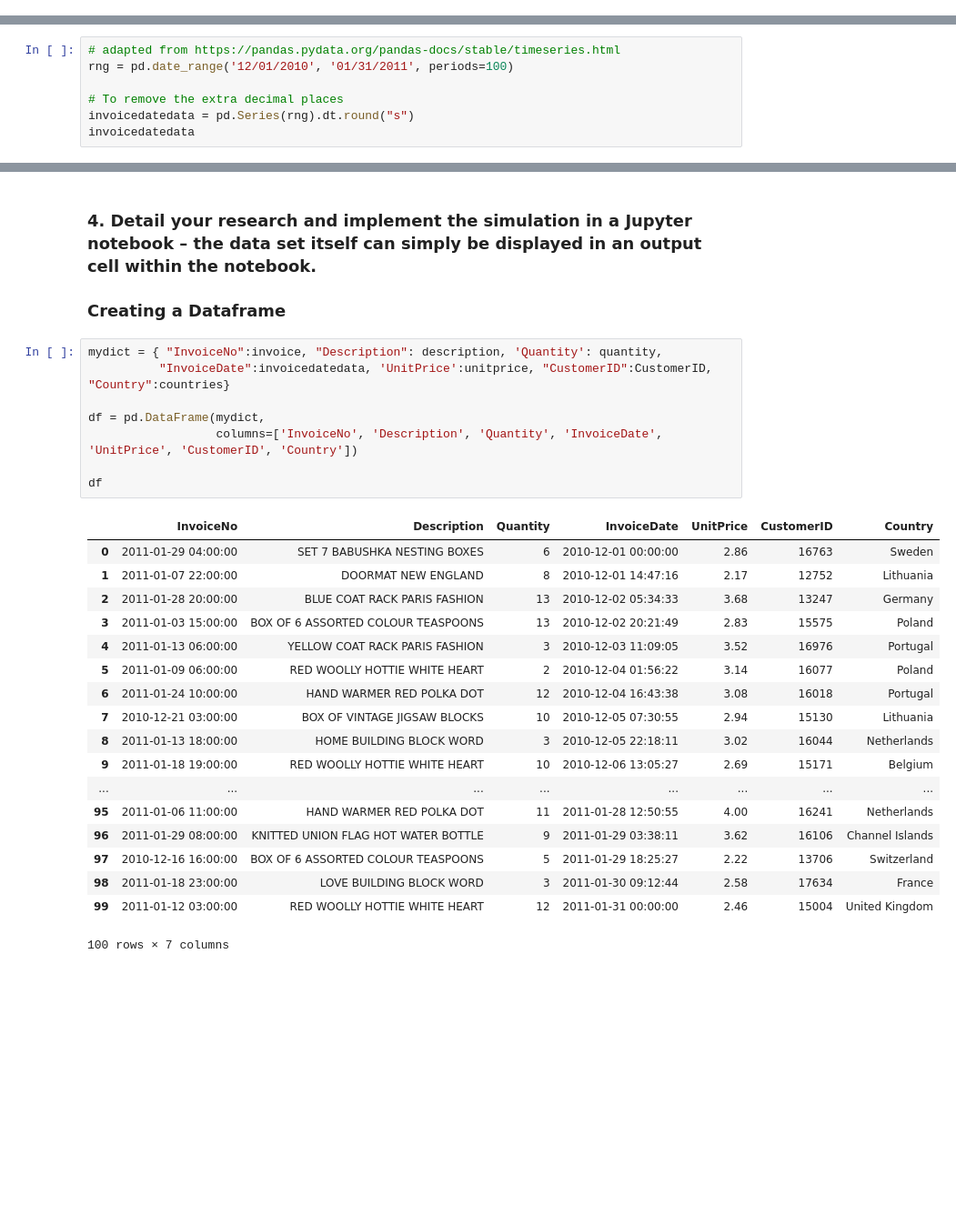
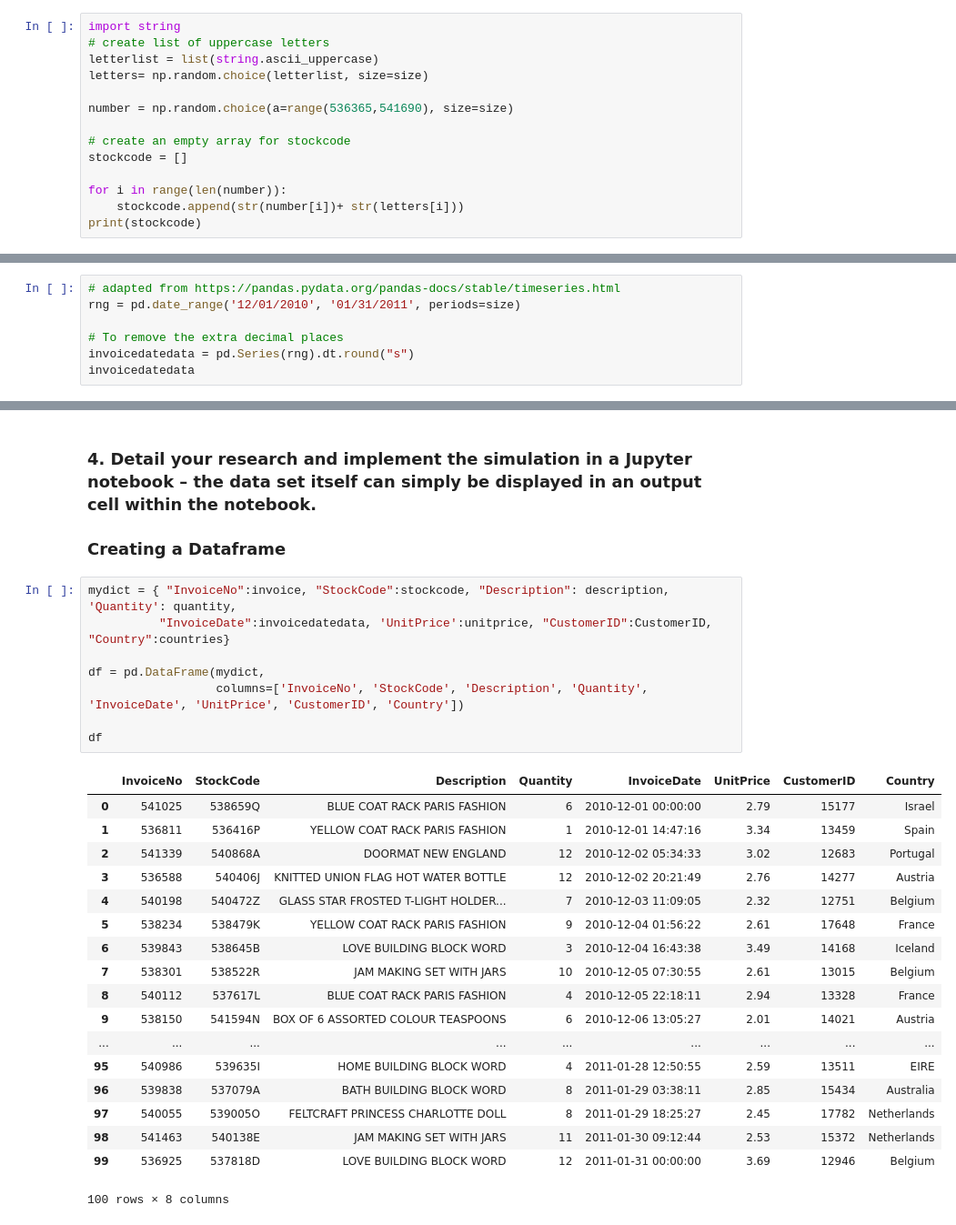
Before and after one commit to RitRa/Programming-Project-Dec-2018, a Jupyter notebook: Online Retail Simulation.ipynb, the cells around one changed output, grey strips where cells are left out. Shown at 91% size. Saved outputs shown, nothing was run; the diff lists cells and outputs as text; blank space fills up the shorter version.

Commit message:
added stockcode

```diff
--- a/Online Retail Simulation.ipynb
+++ b/Online Retail Simulation.ipynb
@@ -76,0 +23,14 @@ id_generator()
+# %%
+import string
+# create list of uppercase letters
+letterlist = list(string.ascii_uppercase)
+letters= np.random.choice(letterlist, size=size)
+
+number = np.random.choice(a=range(536365,541690), size=size)
+
+# create an empty array for stockcode
+stockcode = []
+
+for i in range(len(number)):
+    stockcode.append(str(number[i])+ str(letters[i]))
+print(stockcode)
@@ -173,7 +135,7 @@ array([2.86, 2.17, 3.68, 2.83, 3.52, 3.14, 3.08, 2.94, 3.02, 2.69, 3.09,
 Generate Date range between the dates: 12/01/2010 and 01/31/2011. Example: 2010-12-01 08:26:00
 # %%
 # adapted from https://pandas.pydata.org/pandas-docs/stable/timeseries.html
-rng = pd.date_range('12/01/2010', '01/31/2011', periods=100)
+rng = pd.date_range('12/01/2010', '01/31/2011', periods=size)
 
 # To remove the extra decimal places
 invoicedatedata = pd.Series(rng).dt.round("s")
@@ -212,29 +174,29 @@ countries = [np.random.choice(country) for i in range(size)]
 
 ### Creating a Dataframe
 # %%
-mydict = { "InvoiceNo":invoice, "Description": description, 'Quantity': quantity,
+mydict = { "InvoiceNo":invoice, "StockCode":stockcode, "Description": description, 'Quantity': quantity,
           "InvoiceDate":invoicedatedata, 'UnitPrice':unitprice, "CustomerID":CustomerID, "Country":countries}
 
 df = pd.DataFrame(mydict,
-                  columns=['InvoiceNo', 'Description', 'Quantity', 'InvoiceDate', 'UnitPrice', 'CustomerID', 'Country'])
+                  columns=['InvoiceNo', 'StockCode', 'Description', 'Quantity', 'InvoiceDate', 'UnitPrice', 'CustomerID', 'Country'])
 
 df
 # %% [output]
-|  | InvoiceNo | Description | Quantity | InvoiceDate | UnitPrice | CustomerID | Country |
-| 0 | 2011-01-29 04:00:00 | SET 7 BABUSHKA NESTING BOXES | 6 | 2010-12-01 00:00:00 | 2.86 | 16763 | Sweden |
-| 1 | 2011-01-07 22:00:00 | DOORMAT NEW ENGLAND | 8 | 2010-12-01 14:47:16 | 2.17 | 12752 | Lithuania |
-| 2 | 2011-01-28 20:00:00 | BLUE COAT RACK PARIS FASHION | 13 | 2010-12-02 05:34:33 | 3.68 | 13247 | Germany |
-| 3 | 2011-01-03 15:00:00 | BOX OF 6 ASSORTED COLOUR TEASPOONS | 13 | 2010-12-02 20:21:49 | 2.83 | 15575 | Poland |
-| 4 | 2011-01-13 06:00:00 | YELLOW COAT RACK PARIS FASHION | 3 | 2010-12-03 11:09:05 | 3.52 | 16976 | Portugal |
-| 5 | 2011-01-09 06:00:00 | RED WOOLLY HOTTIE WHITE HEART | 2 | 2010-12-04 01:56:22 | 3.14 | 16077 | Poland |
-| 6 | 2011-01-24 10:00:00 | HAND WARMER RED POLKA DOT | 12 | 2010-12-04 16:43:38 | 3.08 | 16018 | Portugal |
-| 7 | 2010-12-21 03:00:00 | BOX OF VINTAGE JIGSAW BLOCKS | 10 | 2010-12-05 07:30:55 | 2.94 | 15130 | Lithuania |
-| 8 | 2011-01-13 18:00:00 | HOME BUILDING BLOCK WORD | 3 | 2010-12-05 22:18:11 | 3.02 | 16044 | Netherlands |
-| 9 | 2011-01-18 19:00:00 | RED WOOLLY HOTTIE WHITE HEART | 10 | 2010-12-06 13:05:27 | 2.69 | 15171 | Belgium |
-| ... | ... | ... | ... | ... | ... | ... | ... |
-| 95 | 2011-01-06 11:00:00 | HAND WARMER RED POLKA DOT | 11 | 2011-01-28 12:50:55 | 4.00 | 16241 | Netherlands |
-| 96 | 2011-01-29 08:00:00 | KNITTED UNION FLAG HOT WATER BOTTLE | 9 | 2011-01-29 03:38:11 | 3.62 | 16106 | Channel Islands |
-| 97 | 2010-12-16 16:00:00 | BOX OF 6 ASSORTED COLOUR TEASPOONS | 5 | 2011-01-29 18:25:27 | 2.22 | 13706 | Switzerland |
-| 98 | 2011-01-18 23:00:00 | LOVE BUILDING BLOCK WORD | 3 | 2011-01-30 09:12:44 | 2.58 | 17634 | France |
-| 99 | 2011-01-12 03:00:00 | RED WOOLLY HOTTIE WHITE HEART | 12 | 2011-01-31 00:00:00 | 2.46 | 15004 | United Kingdom |
+|  | InvoiceNo | StockCode | Description | Quantity | InvoiceDate | UnitPrice | CustomerID | Country |
+| 0 | 541025 | 538659Q | BLUE COAT RACK PARIS FASHION | 6 | 2010-12-01 00:00:00 | 2.79 | 15177 | Israel |
+| 1 | 536811 | 536416P | YELLOW COAT RACK PARIS FASHION | 1 | 2010-12-01 14:47:16 | 3.34 | 13459 | Spain |
+| 2 | 541339 | 540868A | DOORMAT NEW ENGLAND | 12 | 2010-12-02 05:34:33 | 3.02 | 12683 | Portugal |
+| 3 | 536588 | 540406J | KNITTED UNION FLAG HOT WATER BOTTLE | 12 | 2010-12-02 20:21:49 | 2.76 | 14277 | Austria |
+| 4 | 540198 | 540472Z | GLASS STAR FROSTED T-LIGHT HOLDER... | 7 | 2010-12-03 11:09:05 | 2.32 | 12751 | Belgium |
+| 5 | 538234 | 538479K | YELLOW COAT RACK PARIS FASHION | 9 | 2010-12-04 01:56:22 | 2.61 | 17648 | France |
+| 6 | 539843 | 538645B | LOVE BUILDING BLOCK WORD | 3 | 2010-12-04 16:43:38 | 3.49 | 14168 | Iceland |
+| 7 | 538301 | 538522R | JAM MAKING SET WITH JARS | 10 | 2010-12-05 07:30:55 | 2.61 | 13015 | Belgium |
+| 8 | 540112 | 537617L | BLUE COAT RACK PARIS FASHION | 4 | 2010-12-05 22:18:11 | 2.94 | 13328 | France |
+| 9 | 538150 | 541594N | BOX OF 6 ASSORTED COLOUR TEASPOONS | 6 | 2010-12-06 13:05:27 | 2.01 | 14021 | Austria |
+| ... | ... | ... | ... | ... | ... | ... | ... | ... |
+| 95 | 540986 | 539635I | HOME BUILDING BLOCK WORD | 4 | 2011-01-28 12:50:55 | 2.59 | 13511 | EIRE |
+| 96 | 539838 | 537079A | BATH BUILDING BLOCK WORD | 8 | 2011-01-29 03:38:11 | 2.85 | 15434 | Australia |
+| 97 | 540055 | 539005O | FELTCRAFT PRINCESS CHARLOTTE DOLL | 8 | 2011-01-29 18:25:27 | 2.45 | 17782 | Netherlands |
+| 98 | 541463 | 540138E | JAM MAKING SET WITH JARS | 11 | 2011-01-30 09:12:44 | 2.53 | 15372 | Netherlands |
+| 99 | 536925 | 537818D | LOVE BUILDING BLOCK WORD | 12 | 2011-01-31 00:00:00 | 3.69 | 12946 | Belgium |
-100 rows × 7 columns
+100 rows × 8 columns
```
Also changed, not shown: parts of 10 cells of this notebook.
